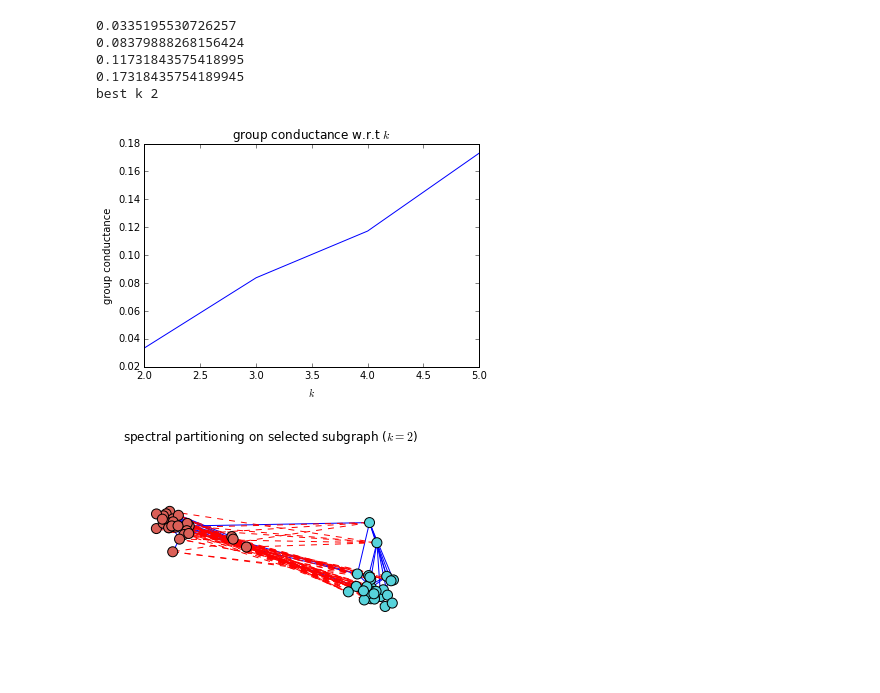
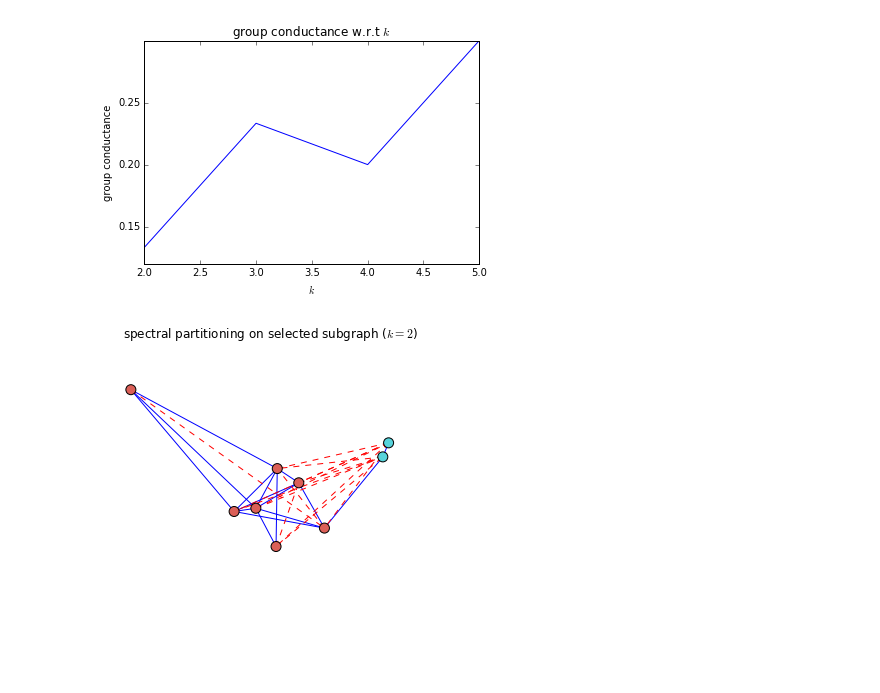
Before and after one commit to xiaohan2012/signed-local-community, a Jupyter notebook: motif-clustering.ipynb, the cells around one changed output. Drawn from its saved outputs; the diff is of its cells as text; code cells hidden in the pictures; blank space fills up the shorter version.

```diff
--- a/motif-clustering.ipynb
+++ b/motif-clustering.ipynb
@@ -27,5 +29,5 @@ from algorithms.pagerank import pr_score
 # %%
-graph_name = 'congress'
+graph_name = 'cloister'
 path = 'graphs/{}.pkl'.format(graph_name)
 fig_rootdir = 'figs/motif_clustering_demo/'
 
@@ -168,24 +149,12 @@ L_subg = signed_normalized_laplacian(nx.adj_matrix(subg, weight='sign'))
 # %%
 ks = [2, 3, 4, 5]
-# ks = [3]
-
-eig_vals, eig_vects = eigs(L_subg.asfptype(), k=max(ks), which='SM')
-eig_vects = eig_vects[:, np.argsort(eig_vals)]  # sort them by eigen values
-eig_vects = np.real(eig_vects)
-
 avg_phi_list = []
 for k in ks:
-    embedding = eig_vects[:, :k-1]  # top-k eigen vectors
-    kmeans = KMeans(n_clusters=k, random_state=0).fit(embedding)
-    labels = kmeans.labels_
-    groups = defaultdict(list)
-    for i, l in enumerate(labels):
-        groups[l].append(i)
+    labels = signed_spectral_clustering(subg, k, normalize=True)
+    groups = labels2groups(labels)
     avg_phi_list.append(signed_group_conductance(subg, groups.values()))
+
 best_k = ks[np.argmin(avg_phi_list)]
-for phi in avg_phi_list:
-    print(phi)
-print('best k', best_k)
 
 fig, ax = plt.subplots(1, 1)
 ax.plot(ks, avg_phi_list)
@@ -194,26 +163,21 @@ ax.set_xlabel('$k$')
 ax.set_ylabel('group conductance')
 fig.savefig(fig_dir + '/group-conductance-sweep.' + FIG_FORMAT)
 # %% [output]
-0.0335195530726257
-0.08379888268156424
-0.11731843575418995
-0.17318435754189945
-best k 2
-[figure, old version]
+[figure, new version]
 # %%
 pal = sns.color_palette('hls', best_k)
-embedding = eig_vects[:, :best_k-1]  # top-(k-1) eigen vectors
-# embedding = eig_vects[:, [True, False, True]]  # top-(k-1) eigen vectors
-kmeans = KMeans(n_clusters=best_k, random_state=0).fit(embedding)
-node_color = np.zeros((subg.number_of_nodes(), 3))
-for i in np.arange(subg.number_of_nodes()):
-    node_color[i] = pal[kmeans.labels_[i]]
+
+labels = signed_spectral_clustering(subg, k=best_k, normalize=True)
+node_color = np.array(
+    [pal[labels[i]] for i in np.arange(subg.number_of_nodes())]
+)
+
 
 fig, ax = get_borderless_fig()
 nx.draw_networkx_nodes(subg, subg_pos, node_size=100, node_color=node_color, ax=ax)
 draw_edges(subg, subg_pos, ax=ax)
 ax.set_title('spectral partitioning on selected subgraph ($k={}$)'.format(best_k))
 
 fig.savefig(fig_dir + '/partitioning.' + FIG_FORMAT)
 # %% [output]
-[figure, old version]
+[figure, new version]
```
Also changed, not shown: parts of 7 cells of this notebook, 1 other file.
